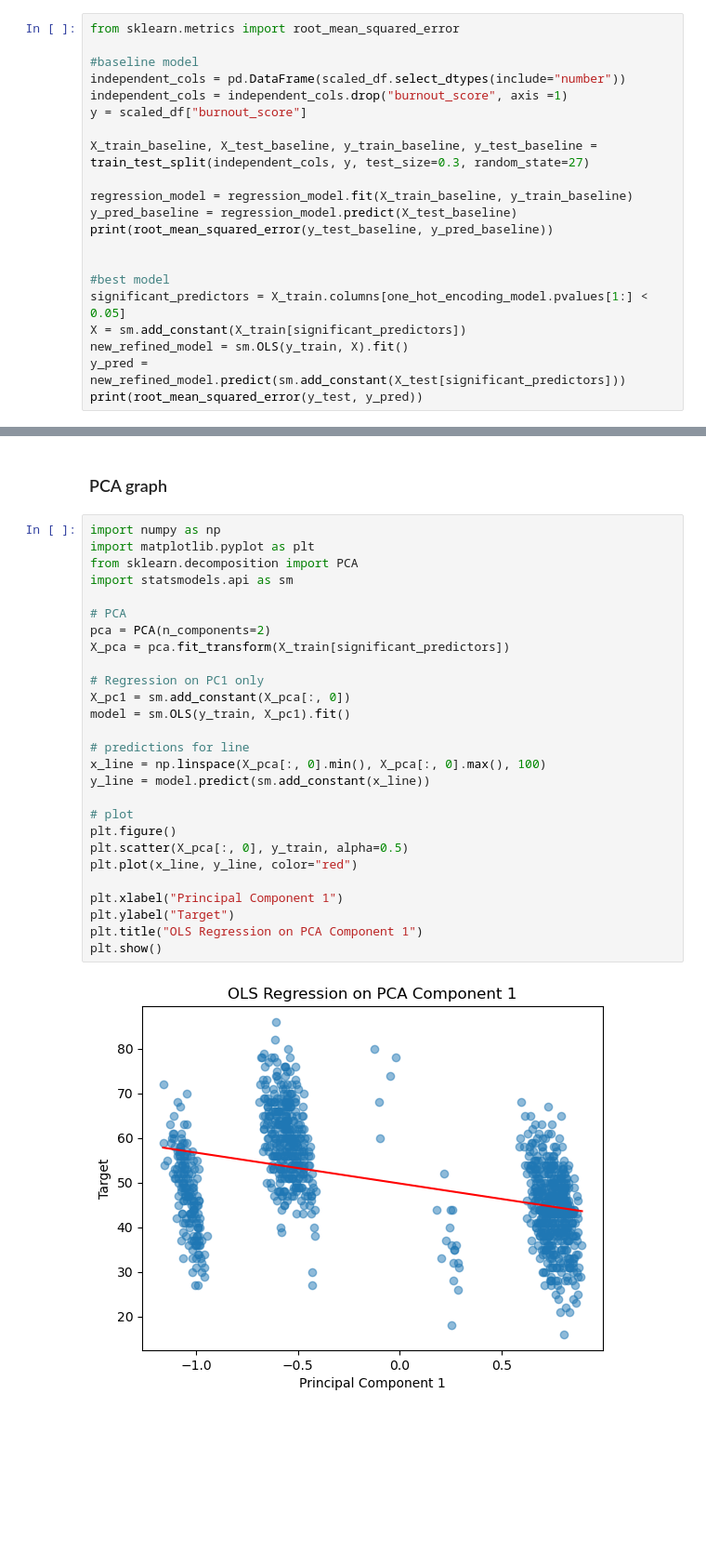
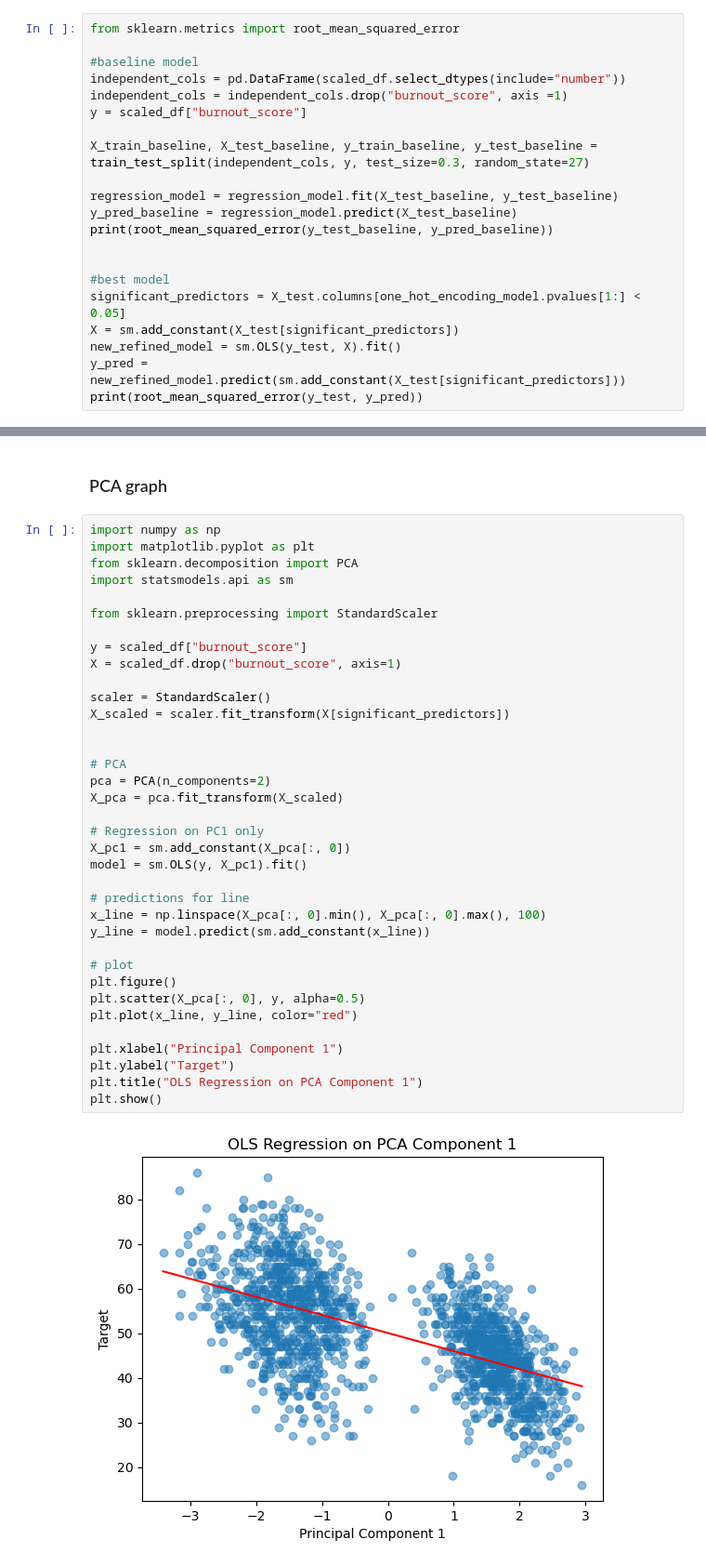
Before and after one commit to madisonengebose/CSC2621-FinalProject-ZoeMadison, a Jupyter notebook: FinalProject.ipynb, the cells around one changed output, grey strips where cells are left out. Shown at 93% size. Drawn from its saved outputs; the diff is of its cells as text; blank space fills up the shorter version.

```diff
--- a/FinalProject.ipynb
+++ b/FinalProject.ipynb
@@ -723,15 +720,15 @@ y = scaled_df["burnout_score"]
 
 X_train_baseline, X_test_baseline, y_train_baseline, y_test_baseline = train_test_split(independent_cols, y, test_size=0.3, random_state=27)
 
-regression_model = regression_model.fit(X_train_baseline, y_train_baseline)
+regression_model = regression_model.fit(X_test_baseline, y_test_baseline)
 y_pred_baseline = regression_model.predict(X_test_baseline)
 print(root_mean_squared_error(y_test_baseline, y_pred_baseline))
 
 
 #best model
-significant_predictors = X_train.columns[one_hot_encoding_model.pvalues[1:] < 0.05]
-X = sm.add_constant(X_train[significant_predictors])
-new_refined_model = sm.OLS(y_train, X).fit()
+significant_predictors = X_test.columns[one_hot_encoding_model.pvalues[1:] < 0.05]
+X = sm.add_constant(X_test[significant_predictors])
+new_refined_model = sm.OLS(y_test, X).fit()
 y_pred = new_refined_model.predict(sm.add_constant(X_test[significant_predictors]))
 print(root_mean_squared_error(y_test, y_pred))
 # %% [output]
@@ -742,29 +739,38 @@ print(root_mean_squared_error(y_test, y_pred))
 # %%
 import numpy as np
 import matplotlib.pyplot as plt
 from sklearn.decomposition import PCA
 import statsmodels.api as sm
 
+from sklearn.preprocessing import StandardScaler
+
+y = scaled_df["burnout_score"]
+X = scaled_df.drop("burnout_score", axis=1)
+
+scaler = StandardScaler()
+X_scaled = scaler.fit_transform(X[significant_predictors])
+
+
 # PCA
 pca = PCA(n_components=2)
-X_pca = pca.fit_transform(X_train[significant_predictors])
+X_pca = pca.fit_transform(X_scaled)
 
 # Regression on PC1 only
 X_pc1 = sm.add_constant(X_pca[:, 0])
-model = sm.OLS(y_train, X_pc1).fit()
+model = sm.OLS(y, X_pc1).fit()
 
 # predictions for line
 x_line = np.linspace(X_pca[:, 0].min(), X_pca[:, 0].max(), 100)
 y_line = model.predict(sm.add_constant(x_line))
 
 # plot
 plt.figure()
-plt.scatter(X_pca[:, 0], y_train, alpha=0.5)
+plt.scatter(X_pca[:, 0], y, alpha=0.5)
 plt.plot(x_line, y_line, color="red")
 
 plt.xlabel("Principal Component 1")
 plt.ylabel("Target")
 plt.title("OLS Regression on PCA Component 1")
 plt.show()
 # %% [output]
-[figure, old version]
+[figure, new version]
```
Also changed, not shown: parts of 11 cells of this notebook.
